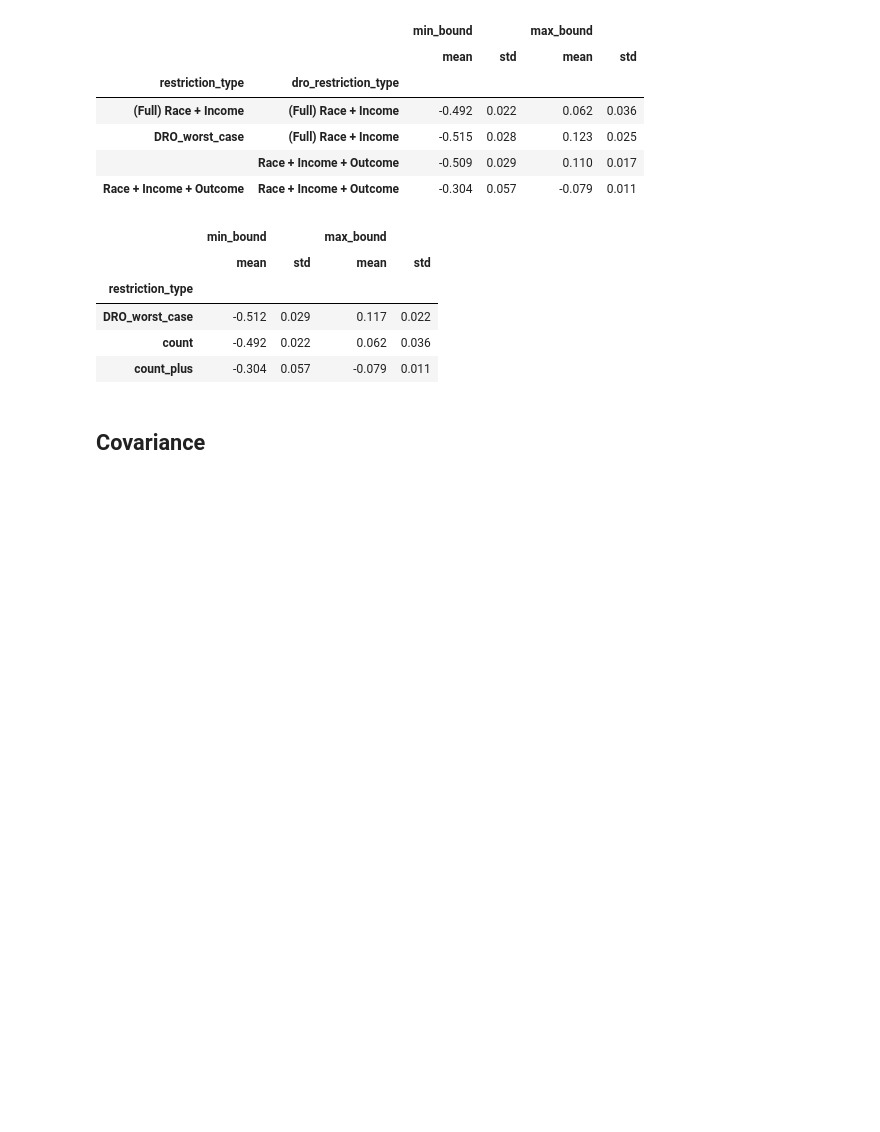
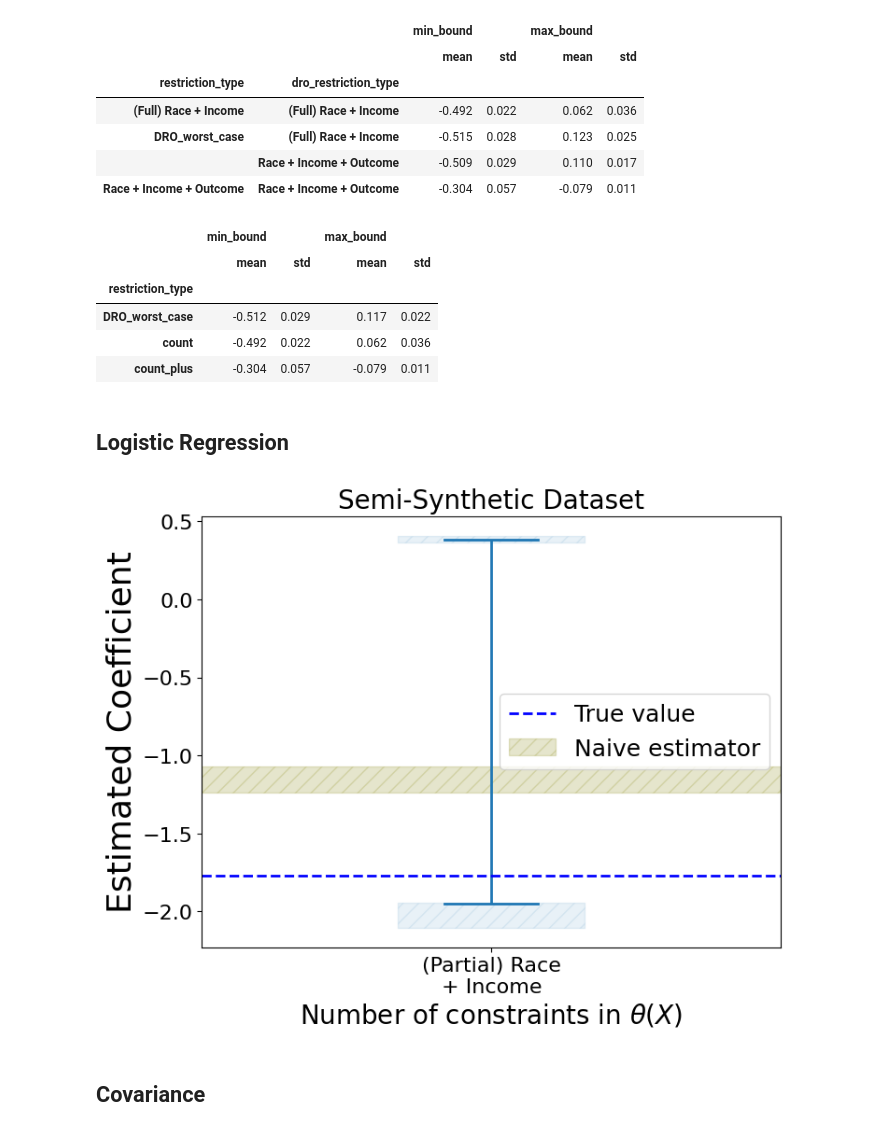
Before and after one commit to secg5/inference_contrained_distribution_shift, a Jupyter notebook: plotting/paper_plots.ipynb, the cells around one changed output. Saved outputs shown, nothing was run; the diff lists cells and outputs as text; code cells hidden in the pictures; blank space fills up the shorter version.

Commit message:
Add logistic regression plot

```diff
--- a/plotting/paper_plots.ipynb
+++ b/plotting/paper_plots.ipynb
@@ -293,6 +296,26 @@ plotting_df_34.groupby(["restriction_type"])[["min_bound", "max_bound"]].agg(
 | DRO_worst_case | -0.512 | 0.029 | 0.117 | 0.022 |
 | count | -0.492 | 0.022 | 0.062 | 0.036 |
 | count_plus | -0.304 | 0.057 | -0.079 | 0.011 |
+# %% [markdown]
+## Logistic Regression
+# %%
+fig, ax = plt.subplots(figsize=(8, 6))
+
+utils.generate_logistic_plot(
+    base_path="../experiment_artifacts/", timestamp="Oct19-1206", ax=ax
+)
+
+handles, labels = ax.get_legend_handles_labels()
+relevant_handles = handles[-2:]
+relevant_labels = labels[-2:]
+ax.legend(
+    loc="center right", fontsize=18, handles=relevant_handles, labels=relevant_labels
+)
+
+ax.set_title("Semi-Synthetic Dataset", fontsize=20)
+fig.savefig("../semisynthetic_logistic.png")
+# %% [output]
+[figure, added]
 # %% [markdown]
 ## Covariance
 # %%
```
Also changed, not shown: parts of 1 cell of this notebook, 1 other file.
